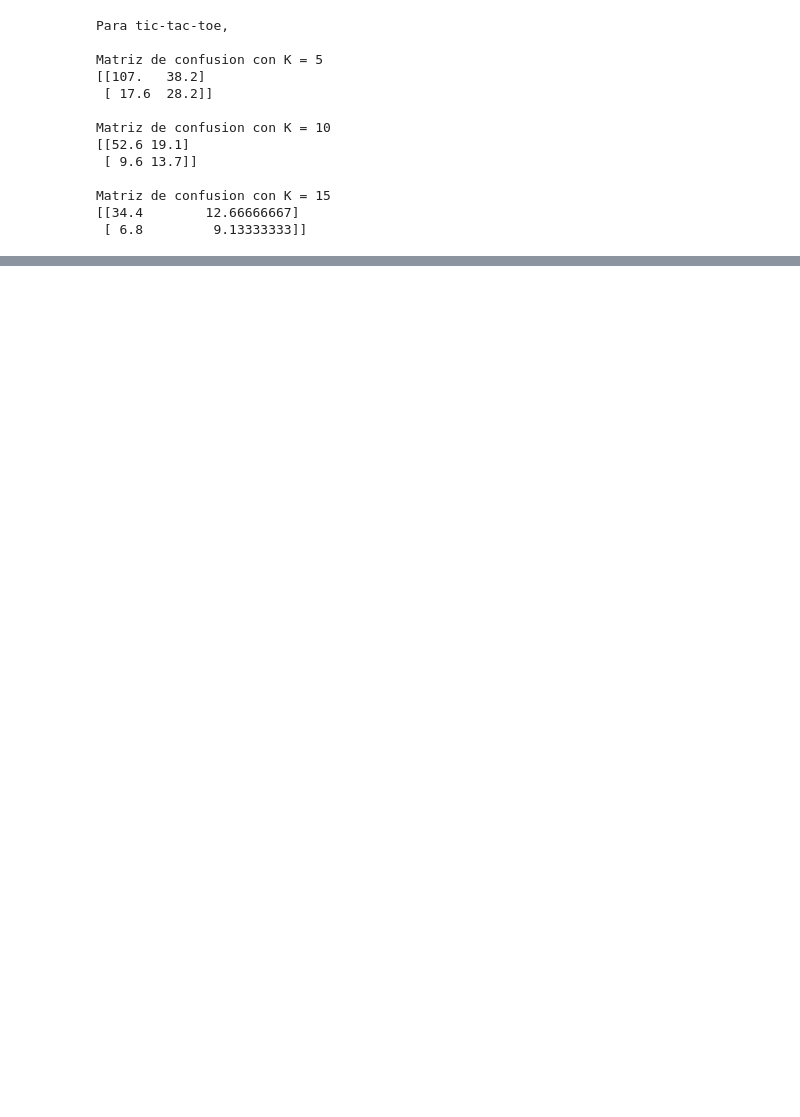
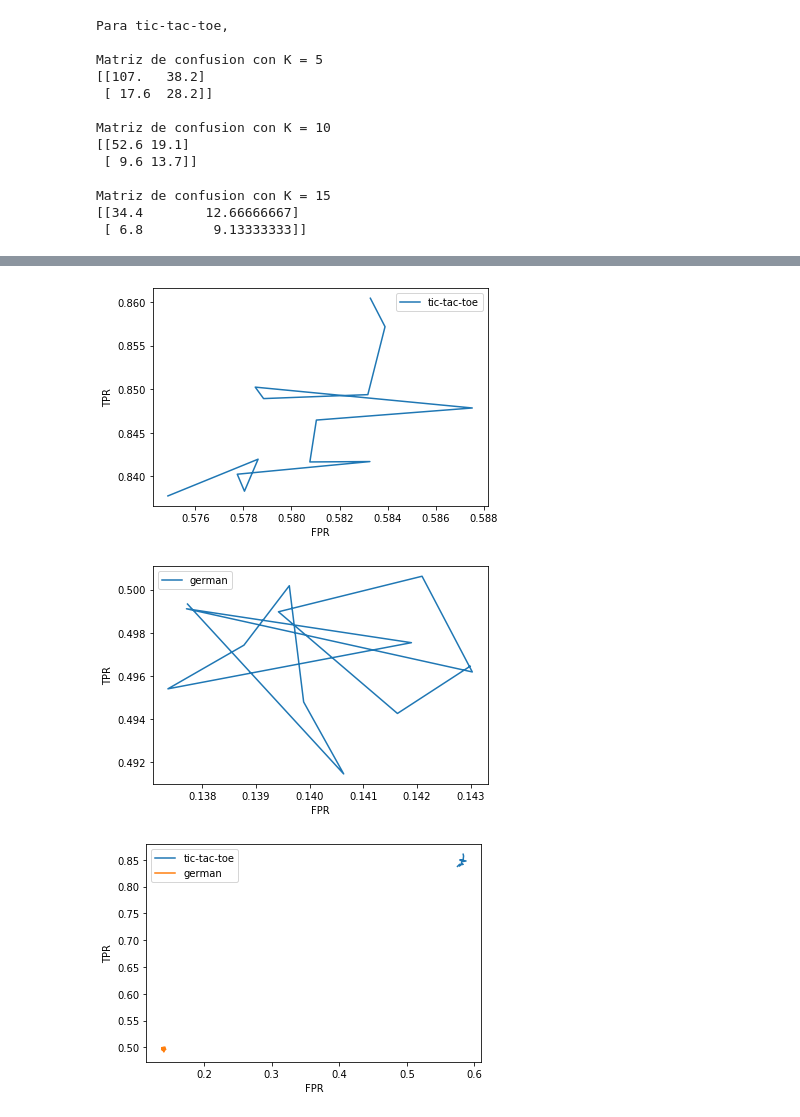
Before and after one commit to luciaasen/FAA, a Jupyter notebook: p1/FAAP1_1461_16.ipynb, the cells around one changed output, grey strips where cells are left out. Drawn from its saved outputs; the diff is of its cells as text; code cells hidden in the pictures; blank space fills up the shorter version.

```diff
--- a/p1/FAAP1_1461_16.ipynb
+++ b/p1/FAAP1_1461_16.ipynb
@@ -500,0 +594,29 @@ Hemos decidido que el hiperparámetro más natural en este trabajo es $K$, y que
+# %%
+import matplotlib.pyplot as plt
+#FPRsTictac2 =[0.5832778775085573, 0.583887647931541, 0.5831732020277167, 0.5788404701336916, 0.5784932527035866, 0.5875137312995748, 0.5810347901609046, 0.5807638009248944, 0.5832583027938535, 0.5777463748602666, 0.5780457141293613, 0.5786120393927854, 0.5748646817480539]
+#TPRsTictac2 =[0.8604436341237672, 0.8571754690590844, 0.8493756040189296, 0.8489218121909116, 0.8502377717475785, 0.8478434507086544, 0.846455160931404, 0.8416477978890965, 0.8416903075378991, 0.8402380817147537, 0.8382898110802804, 0.8419634765302578, 0.8377467905081563]
+#FPRsGerman2 = [0.1429912764873082, 0.1416374049231192, 0.13942095312095312, 0.14209584150740268, 0.14303154221831807, 0.13770717774289204, 0.14189799566930078, 0.13736179455465172, 0.13877771804419398, 0.1396232912873956, 0.13989033877387105, 0.14063609430124627, 0.13772648510887664]
+#TPRsGerman2 =[0.4964527127952247, 0.49426648844982185, 0.4989736405569739, 0.5006189295960226, 0.49618832514696515, 0.4991133933967267, 0.4975427965049481, 0.495406351056351, 0.49742709739330637, 0.5001801689390358, 0.4947977384366288, 0.49146707771933107, 0.4993323985854194]
+
+plt.plot(FPRsTictac2, TPRsTictac2 , label='tic-tac-toe')
+plt.xlabel('FPR')
+plt.ylabel('TPR')
+plt.legend()
+plt.show()
+
+plt.plot(FPRsGerman2, TPRsGerman2, label='german')
+plt.xlabel('FPR')
+plt.ylabel('TPR')
+plt.legend()
+plt.show()
+
+plt.plot(FPRsTictac2, TPRsTictac2 , label='tic-tac-toe')
+plt.plot(FPRsGerman2, TPRsGerman2, label='german')
+plt.xlabel('FPR')
+plt.ylabel('TPR')
+plt.legend()
+plt.show()
+# %% [output]
+[figure, added]
+[figure, added]
+[figure, added]
```
Also changed, not shown: parts of 11 cells of this notebook, 3 other files.
